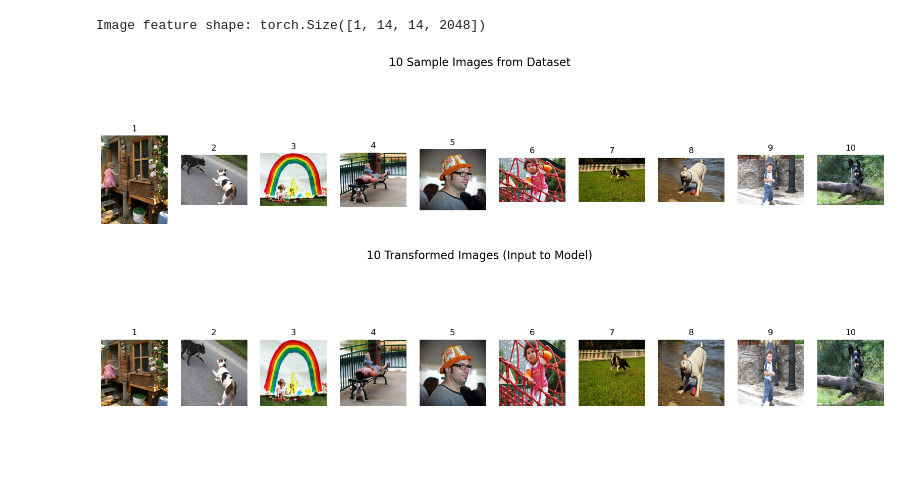
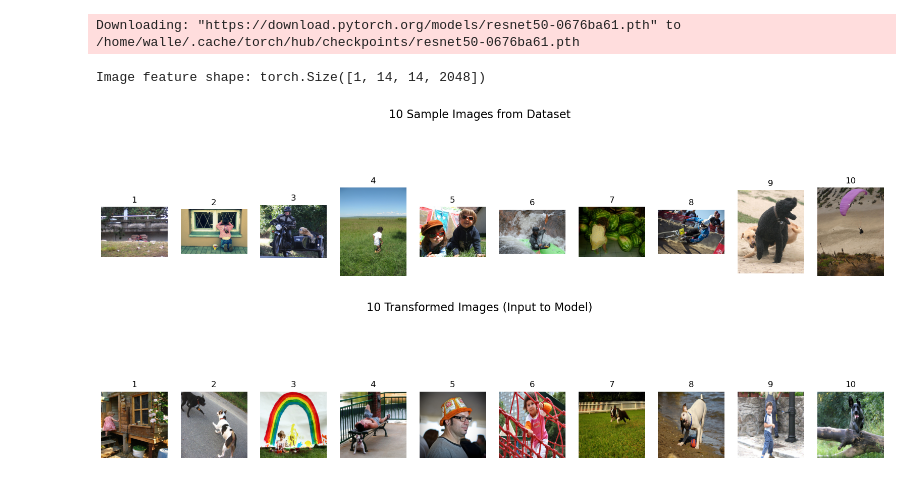
Before and after one commit to williamporomaa/D7047E_exercise_group_5, a Jupyter notebook: Lab3/task1_task2_image_captioning.ipynb, the cells around one changed output. Cells and saved outputs as stored; diff of their text form; code cells hidden in the pictures; blank space fills up the shorter version.

Commit message:
slight edit to deborahs code to use relative paths (assuming there is an Images folder in the lab3 folder)

```diff
--- a/Lab3/task1_task2_image_captioning.ipynb
+++ b/Lab3/task1_task2_image_captioning.ipynb
@@ -130,8 +97,8 @@ def load_image(image_path):
     image = transform(image).unsqueeze(0)  # (1, 3, 256, 256)
     return image
 
-# Load and encode a sample image (replace 'sample.jpg' with your image)
-image_tensor = load_image(r"C:\Users\Deborah Aittokallio\Downloads\Flickr8k_Dataset\Flicker8k_Dataset\667626_18933d713e.jpg")
+# Load and encode a sample image (r
+image_tensor = load_image(r"Images/2186139563_e60c1d4b8b.jpg")
 encoder = ImageEncoder()
 
 with torch.no_grad():
@@ -139,35 +106,36 @@ with torch.no_grad():
 
 print("Image feature shape:", image_features.shape)
 # %% [output]
-Image feature shape: torch.Size([1, 14, 14, 2048])
+Downloading: "https://download.pytorch.org/models/resnet50-0676ba61.pth" to /home/walle/.cache/torch/hub/checkpoints/resnet50-0676ba61.pth
+Image feature shape: torch.Size([1, 14, 14, 2048])
 # %%
 #@title 5. Show 10 Original Images (Preview as Grid)
 import matplotlib.pyplot as plt
 import os
 from PIL import Image
 
 # Folder where your dataset is stored
-image_folder = r"C:\Users\Deborah Aittokallio\Downloads\Flickr8k_Dataset\Flicker8k_Dataset"
+image_folder = r"Images"
 
 # Get first 10 JPEG images in the folder
 all_images = [f for f in os.listdir(image_folder) if f.endswith('.jpg')]
 sample_images = all_images[:10]  # pick first 10 (or use random.sample for randomness)
 
 # Plot them in a horizontal row
 plt.figure(figsize=(20, 5))
 
 for i, image_name in enumerate(sample_images):
     img_path = os.path.join(image_folder, image_name)
     image = Image.open(img_path).convert('RGB')
     plt.subplot(1, 10, i + 1)
     plt.imshow(image)
     plt.axis('off')
     plt.title(f"{i+1}")
 
 plt.suptitle("10 Sample Images from Dataset", fontsize=16)
 plt.show()
 # %% [output]
-[figure, old version]
+[figure, new version]
 # %%
 #@title 6. Show 10 Transformed Images (Post-Processing)
 
```
Also changed, not shown: parts of 4 cells of this notebook, 1 other file.
